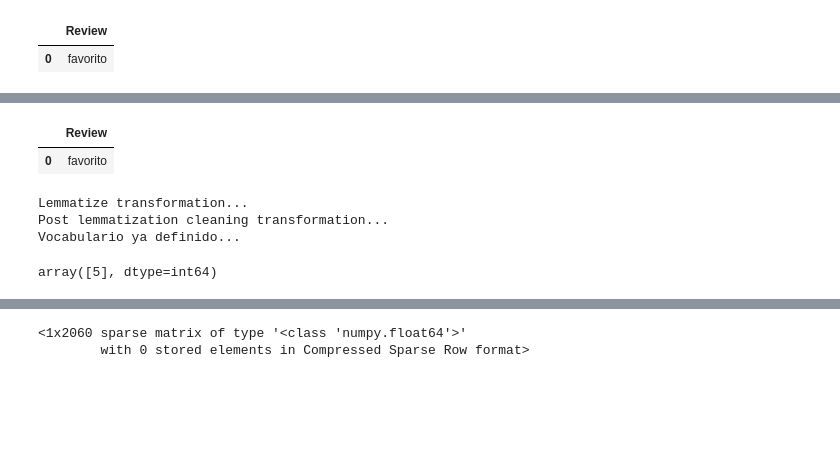
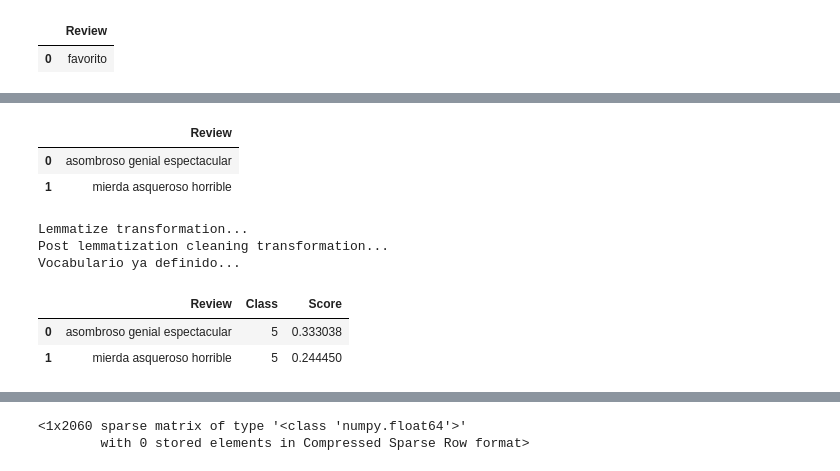
Before and after one commit to c4ts0up/ISIS-3301-P1-G32, a Jupyter notebook: turismo-alpes/notebooks/e2_pipecorrection.ipynb, the cells around one changed output, grey strips where cells are left out. Cells and saved outputs as stored; diff of their text form; code cells hidden in the pictures; blank space fills up the shorter version.

Commit message:
Score support

```diff
--- a/turismo-alpes/notebooks/e2_pipecorrection.ipynb
+++ b/turismo-alpes/notebooks/e2_pipecorrection.ipynb
@@ -270,13 +301,34 @@ array(['0130', '10', '100010', ..., 'zocalo', 'zona', 'zoologico'],
 # %%
-pred = pd.DataFrame({'Review': ['favorito']})
+pred = pd.DataFrame({'Review': ['asombroso  genial espectacular', 'mierda asqueroso horrible']})
 pred
 # %% [output]
 |  | Review |
-| 0 | favorito |
+| 0 | asombroso genial espectacular |
+| 1 | mierda asqueroso horrible |
 # %%
-new_pipe.predict(pred)
+probabilidades = new_pipe.predict_proba(pred.copy())
 # %% [output]
 Lemmatize transformation...
 Post lemmatization cleaning transformation...
 Vocabulario ya definido...
-array([5], dtype=int64)
+# %%
+# consigue el mapeo de clases
+clases = new_pipe['classifier'].classes_
+# consigue el índice de mayor probabilidad para cada fila
+indice_probable = [int(i) for i in np.argmax(probabilidades, axis=1)]
+# mapea indices de mayor probabilidad con clases
+clase_probable = [clases[i] for i in indice_probable]
+# mapea probabilidades
+score_clase = [probabilidades[i][indice_probable[i]] for i in range(len(probabilidades))]
+
+df_respuesta = pd.DataFrame(columns=["Review", "Class", "Score"])
+df_respuesta['Review'] = pred['Review']
+df_respuesta['Class'] = clase_probable
+df_respuesta['Score'] = score_clase
+df_respuesta['Class'] = df_respuesta['Class'].astype(int)
+df_respuesta['Score'] = df_respuesta['Score'].astype(float)
+df_respuesta
+# %% [output]
+|  | Review | Class | Score |
+| 0 | asombroso genial espectacular | 5 | 0.333038 |
+| 1 | mierda asqueroso horrible | 5 | 0.244450 |
```
Also changed, not shown: parts of 11 cells of this notebook, 2 other files.
